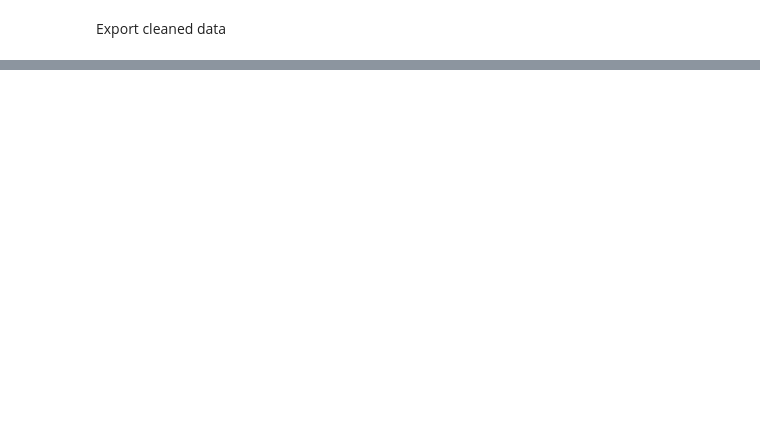
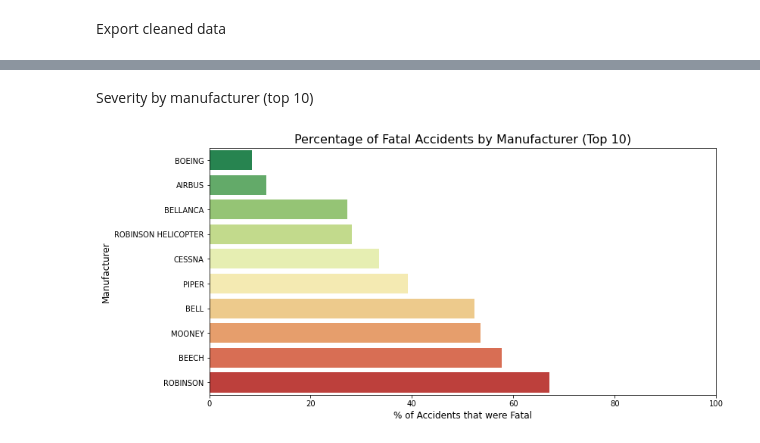
Before and after one commit to danielowuor/phase1project, a Jupyter notebook: project.ipynb, the cells around one changed output, grey strips where cells are left out. Saved outputs shown, nothing was run; the diff lists cells and outputs as text; code cells hidden in the pictures; blank space fills up the shorter version.

```diff
--- a/project.ipynb
+++ b/project.ipynb
@@ -249,0 +339,21 @@ df_clean.to_csv('aviation_data_cleaned.csv', index=False)
+# %% [markdown]
+Severity by manufacturer (top 10)
+# %%
+top_manufacturers = df_clean['Make'].value_counts().head(10).index
+manufacturer_data = df_clean[df_clean['Make'].isin(top_manufacturers)]
+
+# Calculate percentage of fatal accidents by manufacturer
+manufacturer_severity = manufacturer_data.groupby('Make').apply(
+    lambda x: (x['Severity.Category'] == 'Fatal').mean() * 200
+).sort_values()
+
+plt.figure(figsize=(12, 6))
+sns.barplot(x=manufacturer_severity.values, y=manufacturer_severity.index, palette='RdYlGn_r')
+
+plt.title('Percentage of Fatal Accidents by Manufacturer (Top 10)', fontsize=16)
+plt.xlabel('% of Accidents that were Fatal', fontsize=12)
+plt.ylabel('Manufacturer', fontsize=12)
+plt.xlim(0, 100)
+plt.show()
+# %% [output]
+[figure, added]
```
Also changed, not shown: parts of 24 cells of this notebook.
